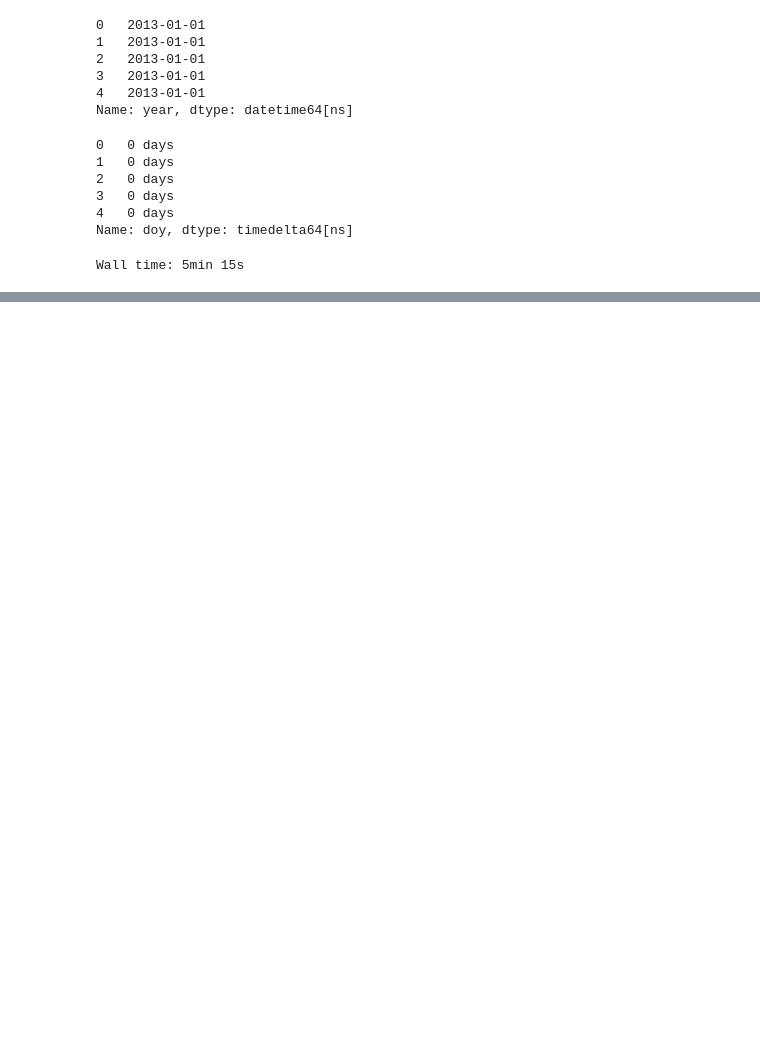
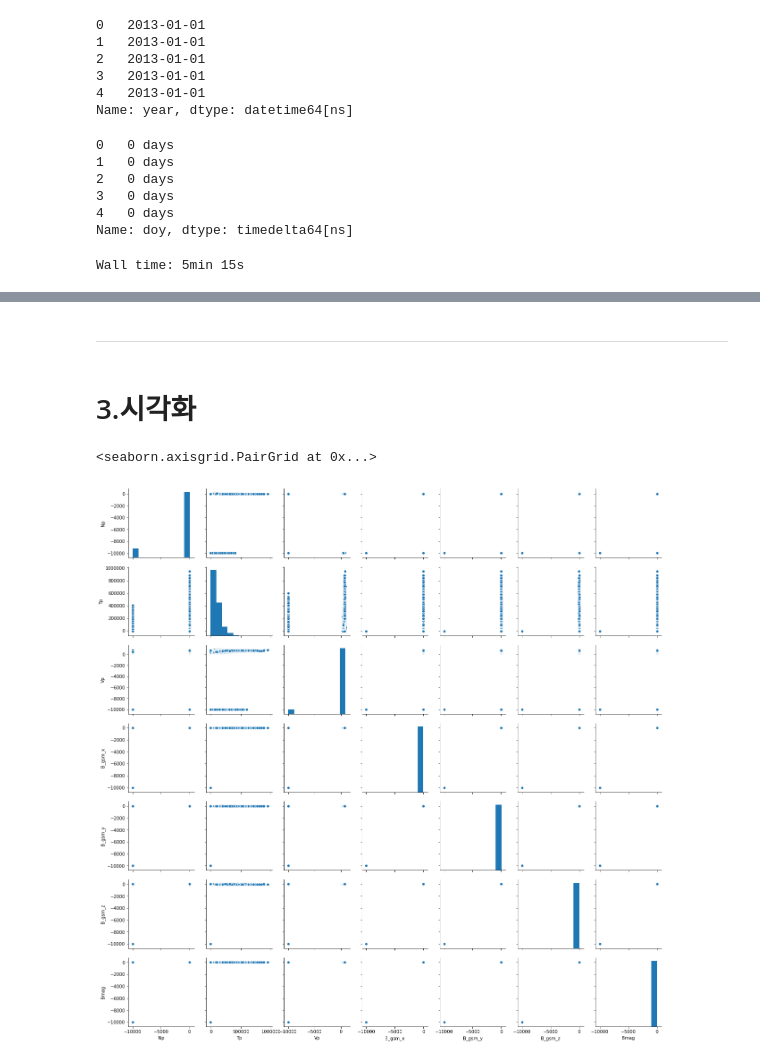
Before and after one commit to GDAI-inov/Space, a Jupyter notebook: 우주 .ipynb, the cells around one changed output, grey strips where cells are left out. Saved outputs shown, nothing was run; the diff lists cells and outputs as text; code cells hidden in the pictures; blank space fills up the shorter version.

```diff
--- a/우주 .ipynb
+++ b/우주 .ipynb
@@ -188,0 +206,9 @@ for year in range(1999,2014):
+# %% [markdown]
+---
+# %% [markdown]
+# 3.시각화
+# %%
+sns.pairplot(ace[1999])
+# %% [output]
+<seaborn.axisgrid.PairGrid at 0x...>
+[figure, added]
```
Also changed, not shown: parts of 29 cells of this notebook.
